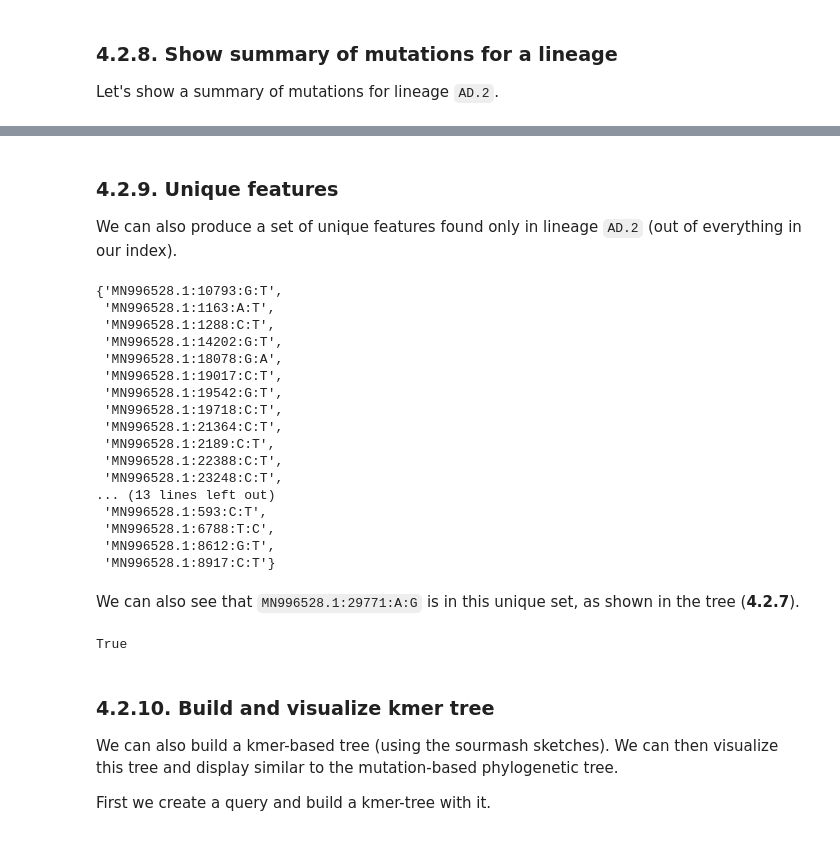
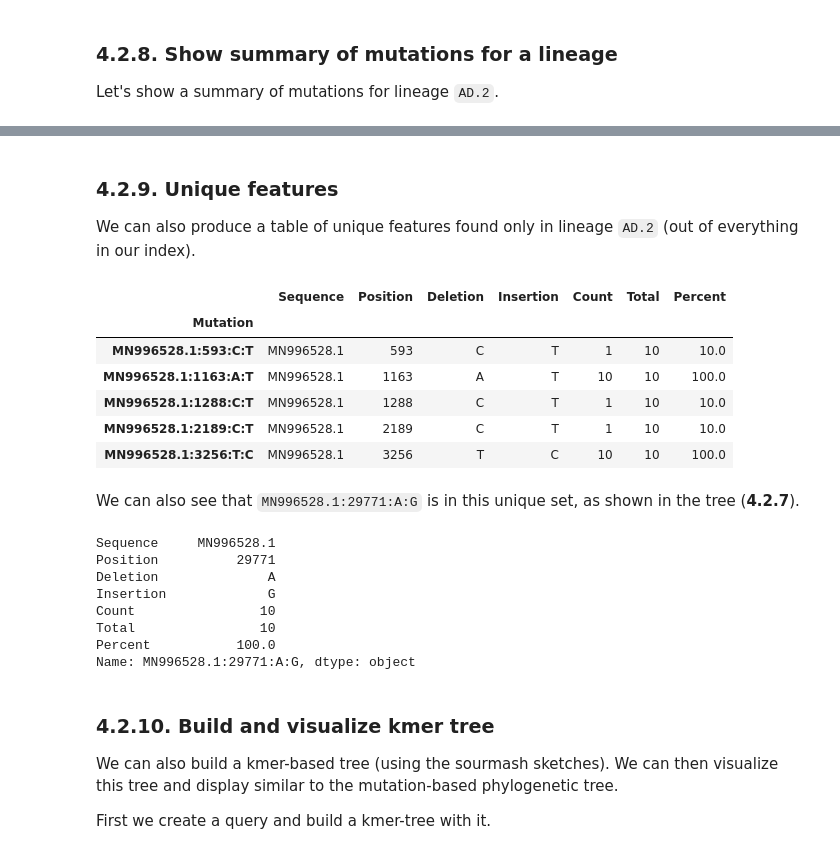
Before and after one commit to apetkau/genomics-data-index, a Jupyter notebook: docs/tutorial/tutorial-2-sars-cov-2.ipynb, the cells around one changed output, grey strips where cells are left out. Cells and saved outputs as stored; diff of their text form; code cells hidden in the pictures.

```diff
--- a/docs/tutorial/tutorial-2-sars-cov-2.ipynb
+++ b/docs/tutorial/tutorial-2-sars-cov-2.ipynb
@@ -381,34 +388,31 @@ q.isa('AD.2', kind='dataframe', isa_column='Pangolin').summary_features().head(3
 # %% [markdown]
 ### 4.2.9. Unique features
 
-We can also produce a set of unique features found only in lineage `AD.2` (out of everything in our index).
+We can also produce a table of unique features found only in lineage `AD.2` (out of everything in our index).
 # %%
-s = q.isa('AD.2', kind='dataframe', isa_column='Pangolin').tofeaturesset(selection='unique')
-s
+u_df = q.isa('AD.2', kind='dataframe', isa_column='Pangolin').summary_features(selection='unique')
+u_df.head(5)
 # %% [output]
-{'MN996528.1:10793:G:T',
- 'MN996528.1:1163:A:T',
- 'MN996528.1:1288:C:T',
- 'MN996528.1:14202:G:T',
- 'MN996528.1:18078:G:A',
- 'MN996528.1:19017:C:T',
- 'MN996528.1:19542:G:T',
- 'MN996528.1:19718:C:T',
- 'MN996528.1:21364:C:T',
- 'MN996528.1:2189:C:T',
- 'MN996528.1:22388:C:T',
- 'MN996528.1:23248:C:T',
-... (13 lines left out)
- 'MN996528.1:593:C:T',
- 'MN996528.1:6788:T:C',
- 'MN996528.1:8612:G:T',
- 'MN996528.1:8917:C:T'}
+|  | Sequence | Position | Deletion | Insertion | Count | Total | Percent |
+| Mutation |  |  |  |  |  |  |  |
+| MN996528.1:593:C:T | MN996528.1 | 593 | C | T | 1 | 10 | 10.0 |
+| MN996528.1:1163:A:T | MN996528.1 | 1163 | A | T | 10 | 10 | 100.0 |
+| MN996528.1:1288:C:T | MN996528.1 | 1288 | C | T | 1 | 10 | 10.0 |
+| MN996528.1:2189:C:T | MN996528.1 | 2189 | C | T | 1 | 10 | 10.0 |
+| MN996528.1:3256:T:C | MN996528.1 | 3256 | T | C | 10 | 10 | 100.0 |
 # %% [markdown]
 We can also see that `MN996528.1:29771:A:G` is in this unique set, as shown in the tree (**4.2.7**).
 # %%
-'MN996528.1:29771:A:G' in s
+u_df.loc['MN996528.1:29771:A:G']
 # %% [output]
-True
+Sequence     MN996528.1
+Position          29771
+Deletion              A
+Insertion             G
+Count                10
+Total                10
+Percent           100.0
+Name: MN996528.1:29771:A:G, dtype: object
 # %% [markdown]
 ### 4.2.10. Build and visualize kmer tree
 
```
Also changed, not shown: parts of 22 cells of this notebook.
